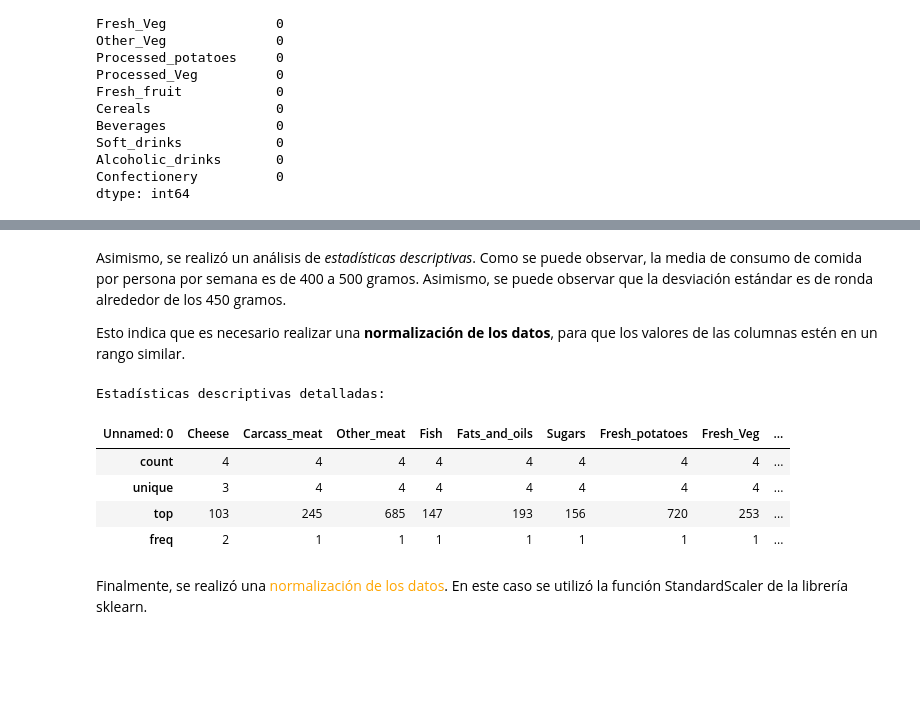
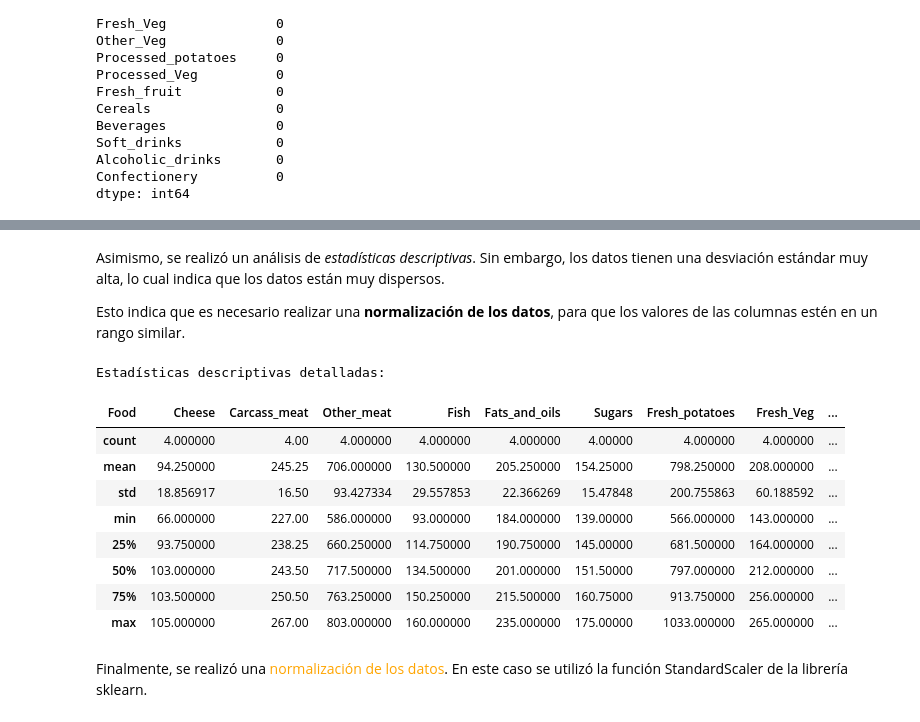
Before and after one commit to 20Candy/Lab5_DataScience, a Jupyter notebook: main.ipynb, the cells around one changed output, grey strips where cells are left out. Cells and saved outputs as stored; diff of their text form; code cells hidden in the pictures; blank space fills up the shorter version.

```diff
--- a/main.ipynb
+++ b/main.ipynb
@@ -51,6 +51,7 @@ transposed_data = data.T
 transposed_data.columns = transposed_data.iloc[0]
 transposed_data = transposed_data[1:]
 print(transposed_data.shape)
+transposed_data = transposed_data.apply(pd.to_numeric, errors='coerce')
 transposed_data.head(10)
 # %% [output]
 (4, 17)
@@ -92,20 +115,26 @@ dtype: int64
 # %% [markdown]
-Asimismo, se realizó un análisis de *estadísticas descriptivas*. Como se puede observar, la media de consumo de comida por persona por semana es de 400 a 500 gramos. Asimismo, se puede observar que la desviación estándar es de ronda alrededor de los 450 gramos.
+Asimismo, se realizó un análisis de *estadísticas descriptivas*. Sin embargo, los datos tienen una desviación estándar muy alta, lo cual indica que los datos están muy dispersos.
 
 Esto indica que es necesario realizar una **normalización de los datos**, para que los valores de las columnas estén en un rango similar.
 # %%
 # Estadísticas descriptivas detalladas
+numeric_data = transposed_data.select_dtypes(include=[np.number])
+
 detailed_stats = transposed_data.describe(percentiles=[0.25, 0.5, 0.75])
 print("Estadísticas descriptivas detalladas:")
 
 detailed_stats
 # %% [output]
 Estadísticas descriptivas detalladas:
-| Unnamed: 0 | Cheese | Carcass_meat | Other_meat | Fish | Fats_and_oils | Sugars | Fresh_potatoes | Fresh_Veg | ... |
-| count | 4 | 4 | 4 | 4 | 4 | 4 | 4 | 4 | ... |
-| unique | 3 | 4 | 4 | 4 | 4 | 4 | 4 | 4 | ... |
-| top | 103 | 245 | 685 | 147 | 193 | 156 | 720 | 253 | ... |
-| freq | 2 | 1 | 1 | 1 | 1 | 1 | 1 | 1 | ... |
+| Food | Cheese | Carcass_meat | Other_meat | Fish | Fats_and_oils | Sugars | Fresh_potatoes | Fresh_Veg | ... |
+| count | 4.000000 | 4.00 | 4.000000 | 4.000000 | 4.000000 | 4.00000 | 4.000000 | 4.000000 | ... |
+| mean | 94.250000 | 245.25 | 706.000000 | 130.500000 | 205.250000 | 154.25000 | 798.250000 | 208.000000 | ... |
+| std | 18.856917 | 16.50 | 93.427334 | 29.557853 | 22.366269 | 15.47848 | 200.755863 | 60.188592 | ... |
+| min | 66.000000 | 227.00 | 586.000000 | 93.000000 | 184.000000 | 139.00000 | 566.000000 | 143.000000 | ... |
+| 25% | 93.750000 | 238.25 | 660.250000 | 114.750000 | 190.750000 | 145.00000 | 681.500000 | 164.000000 | ... |
+| 50% | 103.000000 | 243.50 | 717.500000 | 134.500000 | 201.000000 | 151.50000 | 797.000000 | 212.000000 | ... |
+| 75% | 103.500000 | 250.50 | 763.250000 | 150.250000 | 215.500000 | 160.75000 | 913.750000 | 256.000000 | ... |
+| max | 105.000000 | 267.00 | 803.000000 | 160.000000 | 235.000000 | 175.00000 | 1033.000000 | 265.000000 | ... |
 # %% [markdown]
 Finalmente, se realizó una <font color=orange>normalización de los datos</font>. En este caso se utilizó la función StandardScaler de la librería sklearn.
 # %%
```
Also changed, not shown: parts of 9 cells of this notebook.
